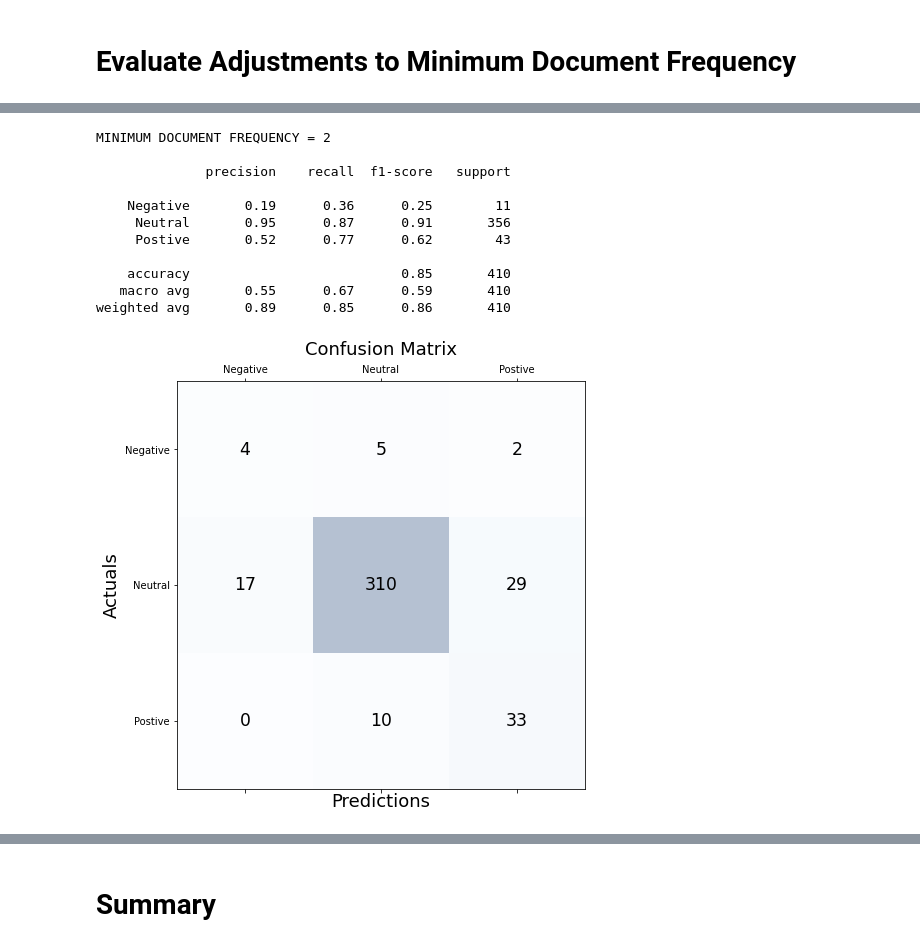
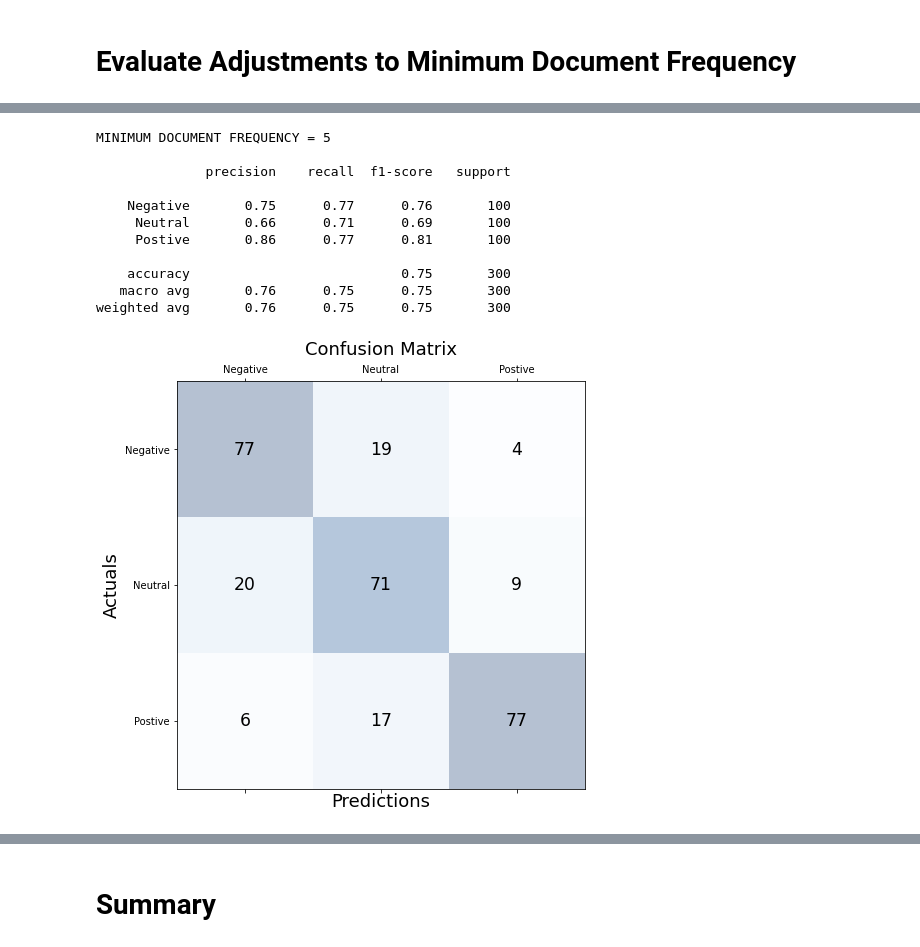
Before and after one commit to ShesterG/Twitter-Sentiment-Analysis, a Jupyter notebook: notebooks/12_smv_model_02.ipynb, the cells around one changed output, grey strips where cells are left out. Drawn from its saved outputs; the diff is of its cells as text; code cells hidden in the pictures.

```diff
--- a/notebooks/12_smv_model_02.ipynb
+++ b/notebooks/12_smv_model_02.ipynb
@@ -40,8 +40,8 @@ from imblearn.pipeline import Pipeline
 import ast
 # %%
 DATA_FILE_PATH = '/content/drive/MyDrive/NLPGh/'
-CLEAN_DATA_FILE_NAME = 'DataSet2Clean.csv'
-TOKENIZED_DATA_FILE_NAME = 'DataSet2Tokenized.csv'
+CLEAN_DATA_FILE_NAME = 'Book6Clean.csv'
+TOKENIZED_DATA_FILE_NAME = 'Book6Tokenized.csv'
 pd.set_option('display.max_colwidth', None)
 RANDOM_STATE = 42
 # %% [markdown]
@@ -145,7 +145,7 @@ def train_and_eval_model(min_df):
     test_results = np.append(np.array([min_df, train_accuracy, test_accuracy, ave_macro_recall]),
                              recall_scores)
 
-    return test_results, conf_matrix
+    return test_results, conf_matrix, y_pred
 # %%
 metrics_summary = []
 
@@ -289,29 +196,29 @@ metrics_summary_df
 # %%
-_,conf_matrix = train_and_eval_model(min_df=2)
+_,conf_matrix, y_pred = train_and_eval_model(min_df=5)
 labels = ['Negative', 'Neutral', 'Postive']
 
 fig, ax = plt.subplots(figsize=(7.5, 7.5))
 ax.matshow(conf_matrix, cmap=plt.cm.Blues, alpha=0.3)
 for i in range(conf_matrix.shape[0]):
     for j in range(conf_matrix.shape[1]):
         ax.text(x=j, y=i,s=conf_matrix[i, j], va='center', ha='center', size='xx-large')
 
 plt.xlabel('Predictions', fontsize=18)
 plt.ylabel('Actuals', fontsize=18)
 ax.set_xticklabels([''] + labels)
 ax.set_yticklabels([''] + labels)
 plt.title('Confusion Matrix', fontsize=18)
 plt.show()
 # %% [output]
-MINIMUM DOCUMENT FREQUENCY = 2
+MINIMUM DOCUMENT FREQUENCY = 5
 
               precision    recall  f1-score   support
 
-    Negative       0.19      0.36      0.25        11
-     Neutral       0.95      0.87      0.91       356
-     Postive       0.52      0.77      0.62        43
+    Negative       0.75      0.77      0.76       100
+     Neutral       0.66      0.71      0.69       100
+     Postive       0.86      0.77      0.81       100
 
-    accuracy                           0.85       410
-   macro avg       0.55      0.67      0.59       410
-weighted avg       0.89      0.85      0.86       410
+    accuracy                           0.75       300
+   macro avg       0.76      0.75      0.75       300
+weighted avg       0.76      0.75      0.75       300
-[figure, old version]
+[figure, new version]
```
Also changed, not shown: parts of 11 cells of this notebook.
